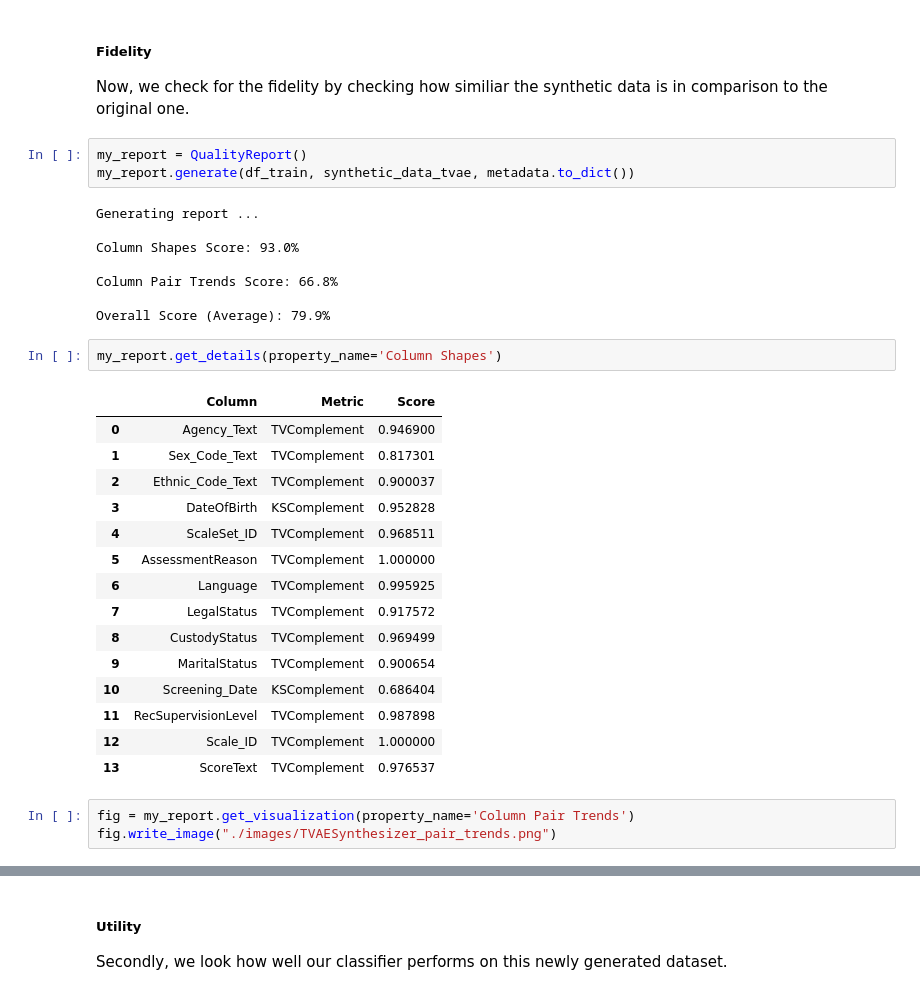
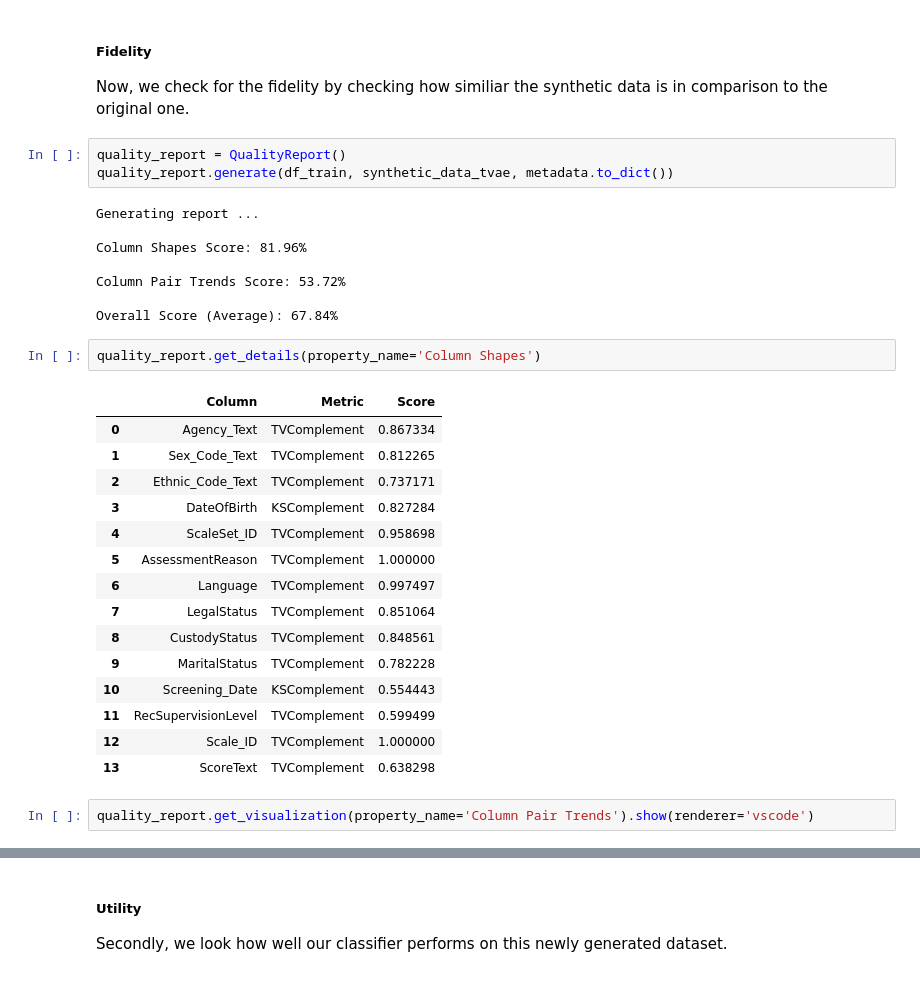
Before and after one commit to mkleinegger/data-synthesizer-evaluation, a Jupyter notebook: notebook.ipynb, the cells around one changed output, grey strips where cells are left out. Cells and saved outputs as stored; diff of their text form.

```diff
--- a/notebook.ipynb
+++ b/notebook.ipynb
@@ -477,34 +479,33 @@ Overall Score (Average): 100.0%
 ##### Fidelity
 Now, we check for the fidelity by checking how similiar the synthetic data is in comparison to the original one.
 # %%
-my_report = QualityReport()
-my_report.generate(df_train, synthetic_data_tvae, metadata.to_dict())
+quality_report = QualityReport()
+quality_report.generate(df_train, synthetic_data_tvae, metadata.to_dict())
 # %% [output]
 Generating report ...
 
-Column Shapes Score: 93.0%
+Column Shapes Score: 81.96%
 
-Column Pair Trends Score: 66.8%
+Column Pair Trends Score: 53.72%
 
-Overall Score (Average): 79.9%
+Overall Score (Average): 67.84%
 # %%
-my_report.get_details(property_name='Column Shapes')
+quality_report.get_details(property_name='Column Shapes')
 # %% [output]
 |  | Column | Metric | Score |
-| 0 | Agency_Text | TVComplement | 0.946900 |
-| 1 | Sex_Code_Text | TVComplement | 0.817301 |
-| 2 | Ethnic_Code_Text | TVComplement | 0.900037 |
-| 3 | DateOfBirth | KSComplement | 0.952828 |
-| 4 | ScaleSet_ID | TVComplement | 0.968511 |
+| 0 | Agency_Text | TVComplement | 0.867334 |
+| 1 | Sex_Code_Text | TVComplement | 0.812265 |
+| 2 | Ethnic_Code_Text | TVComplement | 0.737171 |
+| 3 | DateOfBirth | KSComplement | 0.827284 |
+| 4 | ScaleSet_ID | TVComplement | 0.958698 |
 | 5 | AssessmentReason | TVComplement | 1.000000 |
-| 6 | Language | TVComplement | 0.995925 |
-| 7 | LegalStatus | TVComplement | 0.917572 |
-| 8 | CustodyStatus | TVComplement | 0.969499 |
-| 9 | MaritalStatus | TVComplement | 0.900654 |
-| 10 | Screening_Date | KSComplement | 0.686404 |
-| 11 | RecSupervisionLevel | TVComplement | 0.987898 |
+| 6 | Language | TVComplement | 0.997497 |
+| 7 | LegalStatus | TVComplement | 0.851064 |
+| 8 | CustodyStatus | TVComplement | 0.848561 |
+| 9 | MaritalStatus | TVComplement | 0.782228 |
+| 10 | Screening_Date | KSComplement | 0.554443 |
+| 11 | RecSupervisionLevel | TVComplement | 0.599499 |
 | 12 | Scale_ID | TVComplement | 1.000000 |
-| 13 | ScoreText | TVComplement | 0.976537 |
+| 13 | ScoreText | TVComplement | 0.638298 |
 # %%
-fig = my_report.get_visualization(property_name='Column Pair Trends')
-fig.write_image("./images/TVAESynthesizer_pair_trends.png")
+quality_report.get_visualization(property_name='Column Pair Trends').show(renderer='vscode')
```
Also changed, not shown: parts of 86 cells of this notebook, 24 other files.
